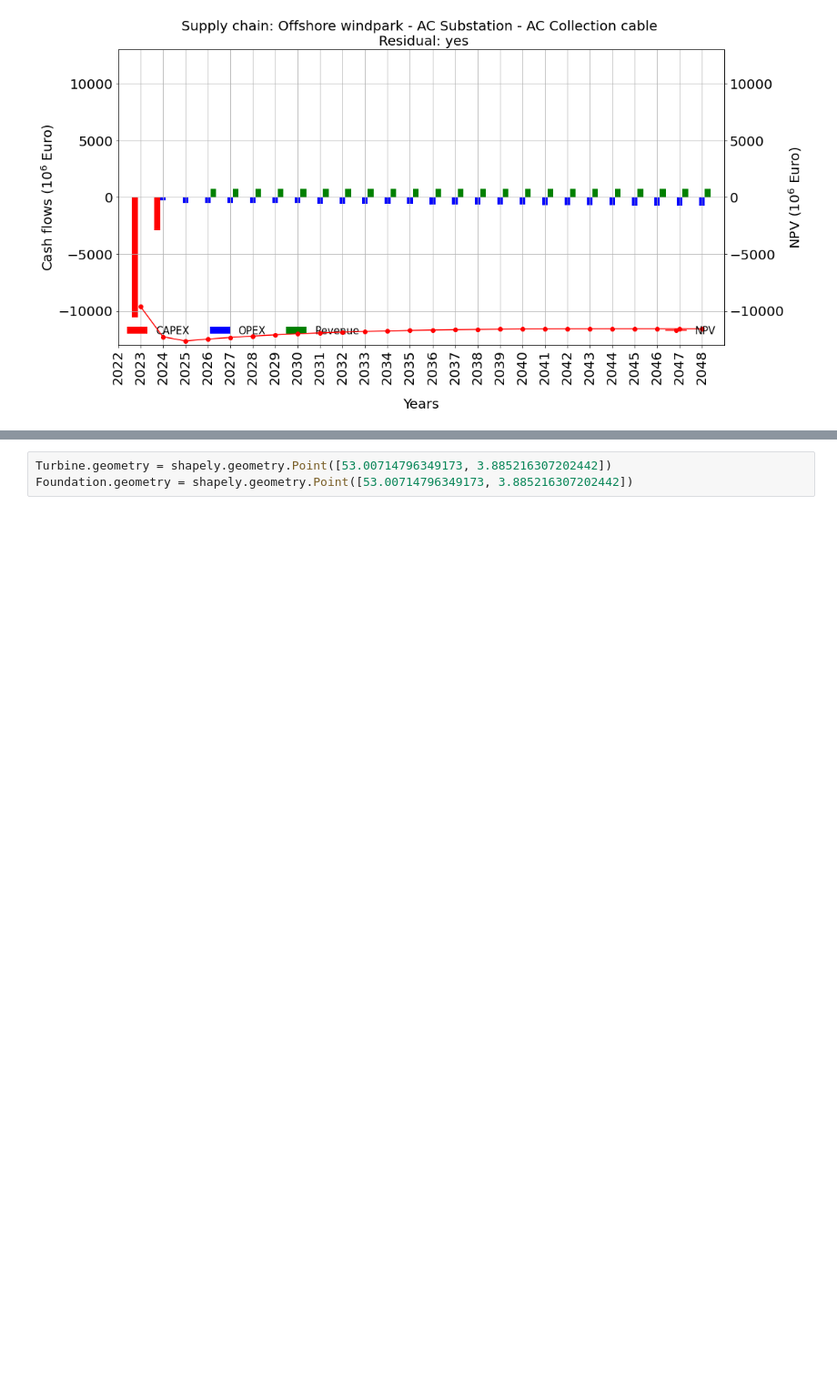
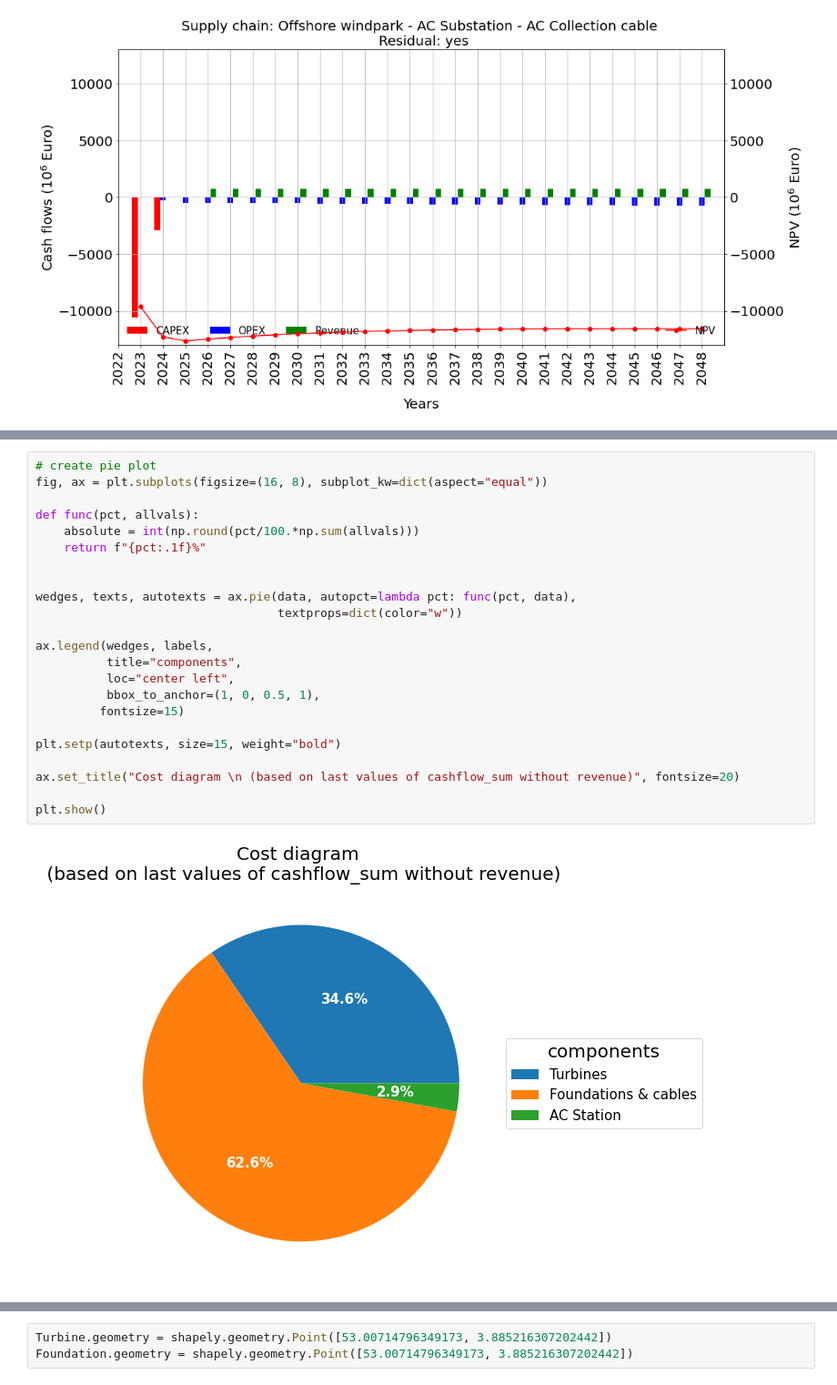
Before and after one commit to VanOord/OpenSCSim, a Jupyter notebook: Case 1 - Offshore windfarm - AC Substation - Export Cable.ipynb, the cells around one changed output, grey strips where cells are left out. Shown at 91% size. Saved outputs shown, nothing was run; the diff lists cells and outputs as text; blank space fills up the shorter version.

```diff
--- a/Case 1 - Offshore windfarm - AC Substation - Export Cable.ipynb
+++ b/Case 1 - Offshore windfarm - AC Substation - Export Cable.ipynb
@@ -225,0 +191,25 @@ from shapely.geometry.base import BaseGeometry
+# %%
+# create pie plot
+fig, ax = plt.subplots(figsize=(16, 8), subplot_kw=dict(aspect="equal"))
+
+def func(pct, allvals):
+    absolute = int(np.round(pct/100.*np.sum(allvals)))
+    return f"{pct:.1f}%"
+
+
+wedges, texts, autotexts = ax.pie(data, autopct=lambda pct: func(pct, data),
+                                  textprops=dict(color="w"))
+
+ax.legend(wedges, labels,
+          title="components",
+          loc="center left",
+          bbox_to_anchor=(1, 0, 0.5, 1),
+         fontsize=15)
+
+plt.setp(autotexts, size=15, weight="bold")
+
+ax.set_title("Cost diagram \n (based on last values of cashflow_sum without revenue)", fontsize=20)
+
+plt.show()
+# %% [output]
+[figure, added]
```
Also changed, not shown: parts of 18 cells of this notebook.
